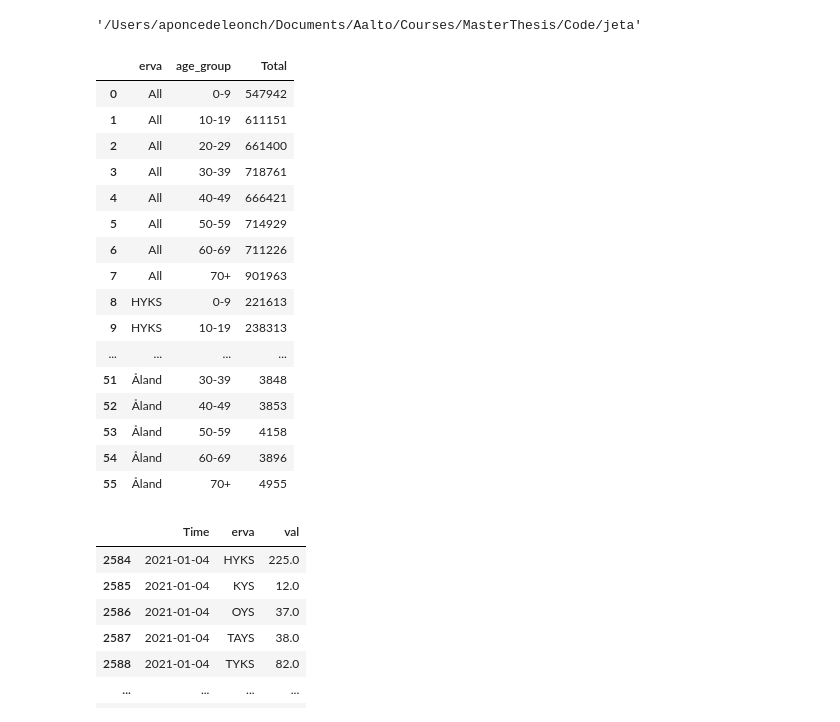
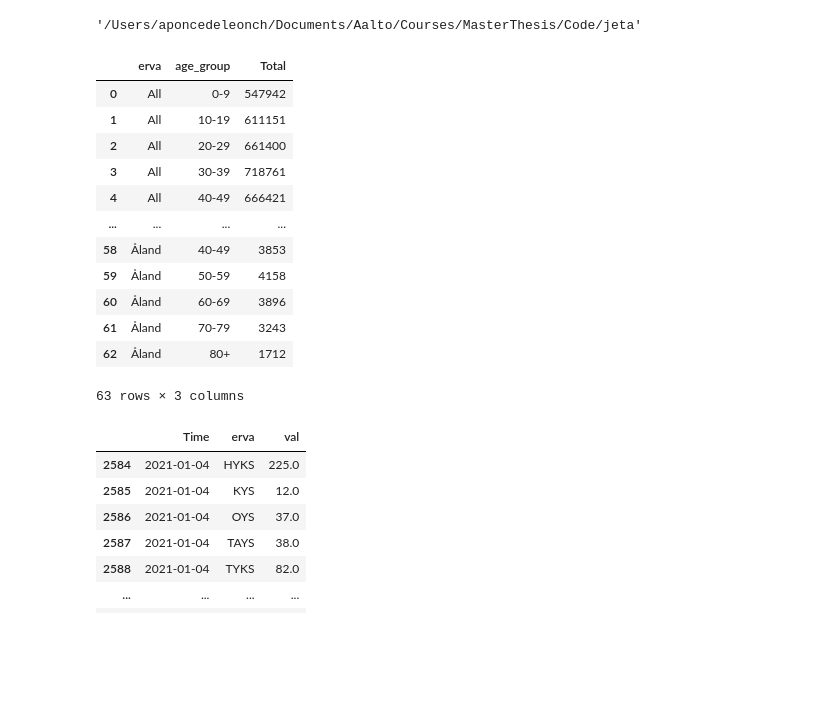
Before and after one commit to FINCoVID19/optimized_vaccination_finland, a Jupyter notebook: reported_cases_age_erva.ipynb, the cells around one changed output. Saved outputs shown, nothing was run; the diff lists cells and outputs as text; code cells hidden in the pictures; blank space fills up the shorter version.

```diff
--- a/reported_cases_age_erva.ipynb
+++ b/reported_cases_age_erva.ipynb
@@ -4,39 +4,35 @@ import os
 from fetch_data import (
     fetch_thl_cases_erva_daily, construct_cases_age_erva_daily,
     static_population_erva_age, construct_finland_age_cases_daily,
-    compartment_values_daily
+    compartment_values_daily, full_epidemic_state_finland
 )
 import pandas as pd
 import numpy as np
+
+curr_dir = os.getcwd()
+stats_dir = os.path.join(curr_dir, 'stats')
+logger = logging.getLogger(__name__)
+curr_dir
+# %% [output]
+'/Users/aponcedeleonch/Documents/Aalto/Courses/MasterThesis/Code/jeta'
-# %%
-curr_dir = os.getcwd()
-stats_dir = os.path.join(curr_dir, 'stats')
-logger = logging.getLogger(__name__)
-curr_dir
-# %% [output]
-'/Users/aponcedeleonch/Documents/Aalto/Courses/MasterThesis/Code/jeta'
 # %%
-age_file = os.path.join(stats_dir, 'erva_population_age_2020_20.csv')
+age_file = os.path.join(stats_dir, 'erva_population_age_2020.csv')
 pop_age, pop_age_prop = static_population_erva_age(logger, age_file)
 pop_age
 # %% [output]
 |  | erva | age_group | Total |
 | 0 | All | 0-9 | 547942 |
 | 1 | All | 10-19 | 611151 |
 | 2 | All | 20-29 | 661400 |
 | 3 | All | 30-39 | 718761 |
 | 4 | All | 40-49 | 666421 |
-| 5 | All | 50-59 | 714929 |
-| 6 | All | 60-69 | 711226 |
-| 7 | All | 70+ | 901963 |
-| 8 | HYKS | 0-9 | 221613 |
-| 9 | HYKS | 10-19 | 238313 |
 | ... | ... | ... | ... |
-| 51 | Åland | 30-39 | 3848 |
-| 52 | Åland | 40-49 | 3853 |
-| 53 | Åland | 50-59 | 4158 |
-| 54 | Åland | 60-69 | 3896 |
-| 55 | Åland | 70+ | 4955 |
+| 58 | Åland | 40-49 | 3853 |
+| 59 | Åland | 50-59 | 4158 |
+| 60 | Åland | 60-69 | 3896 |
+| 61 | Åland | 70-79 | 3243 |
+| 62 | Åland | 80+ | 1712 |
+63 rows × 3 columns
 # %%
 erva_cases = fetch_thl_cases_erva_daily(logger)
 # %%
```
Also changed, not shown: parts of 5 cells of this notebook, 4 other files.
